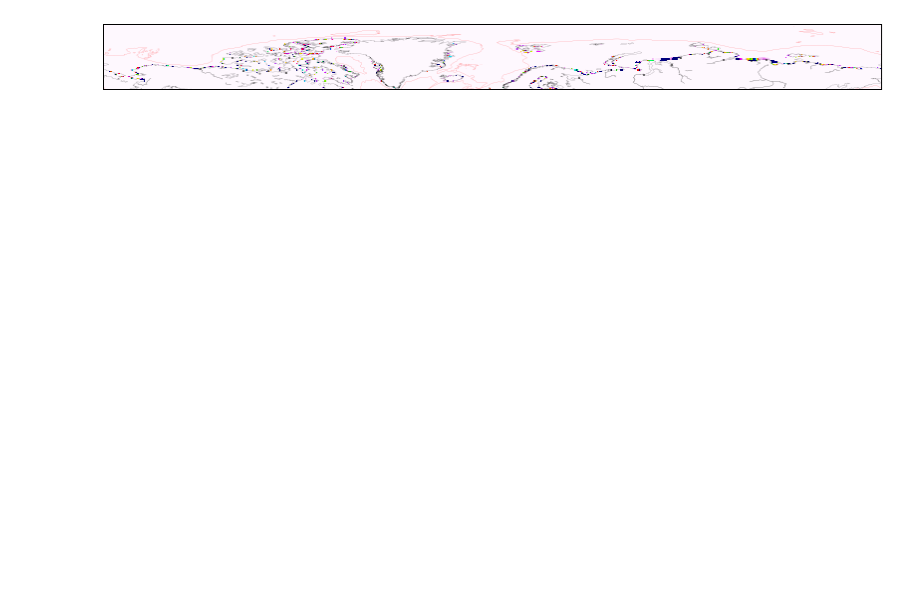
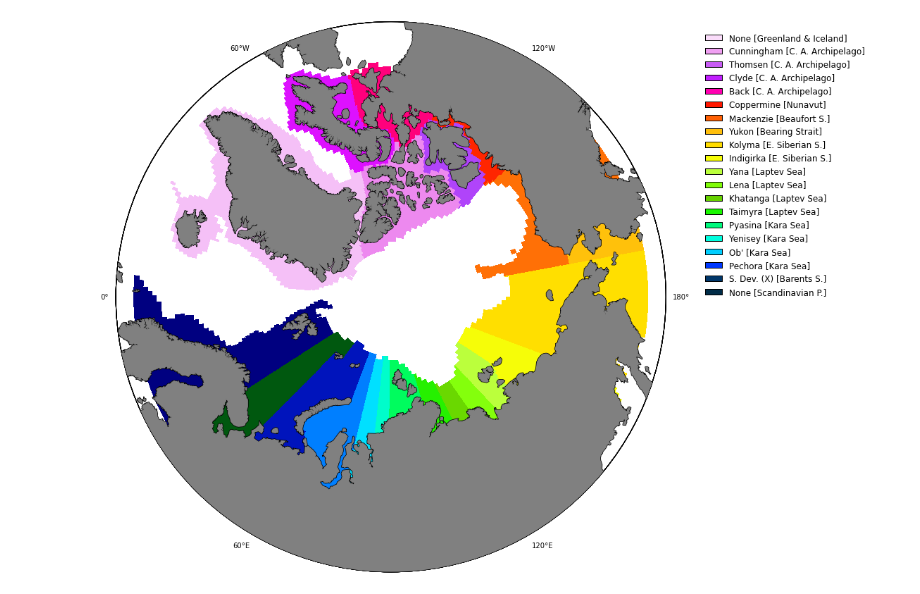
Before and after one commit to UBC-MOAD/analysis-kyle, a Jupyter notebook: notebooks/[Barium] 02 New classification regime.ipynb, the cells around one changed output. Cells and saved outputs as stored; diff of their text form; code cells hidden in the pictures; blank space fills up the shorter version.

```diff
--- a/notebooks/[Barium] 02 New classification regime.ipynb
+++ b/notebooks/[Barium] 02 New classification regime.ipynb
@@ -24 +15,7 @@ runoff_int = reporj_NEMOgrid(nav_lon, nav_lat, runoff[7, :, :], xgrid, ygrid, me
+# %%
+MAT=scipy.io.loadmat('_data/Exchange/River_class.mat')
+lon = MAT['lon_i']
+lat = MAT['lat_i']
+Class = MAT['River_class_i']
+Class=np.ma.masked_where(np.isnan(Class), Class)
 # %%
@@ -41,26 +33,25 @@ res_unit=5
 lon_arctic=lon_arctic[0:-1:res_unit, 0:-1:res_unit]
 lat_arctic=lat_arctic[0:-1:res_unit, 0:-1:res_unit]
 topo_arctic=topo_arctic[0:-1:res_unit, 0:-1:res_unit]*-1
-# %%
-fig=plt.figure(figsize=(14, 14)); ax=plt.gca()
-proj = Basemap(projection='cyl', llcrnrlat=60, urcrnrlat=90, llcrnrlon=-180, urcrnrlon=180, resolution='l', suppress_ticks=True)
-#plt.axis('off')
-#plt.tick_params(axis='x', which='both', bottom='off', top='off', labelbottom='off')
-#plt.tick_params(axis='y', which='both', bottom='off', top='off', labelbottom='off')
-#plt.setp(ax.get_xticklabels(), visible=False)
-#proj=Basemap(projection='npstere', resolution='l', boundinglat=55, lon_0=90, round=True, ax=ax)
-proj.drawcoastlines(linestyle='-', color='k', linewidth=0.1, zorder=3)
-xs, ys = proj(lons, lats);
-xs2, ys2 = proj(lons2, lats2)
-x, y = proj(xgrid, ygrid)
-topox, topoy = proj(lon_arctic, lat_arctic)
-
-proj.plot(xs, ys, 'ko',ms=1); proj.plot(xs2, ys2, 'ko', ms=1)
-CS2 = proj.contour(topox, topoy, topo_arctic, [1000], linestyles='-', linewidths=0.1, colors=('r',))
-CS=proj.pcolor(x, y, runoff_int, vmin=0, vmax=1, cmap=plt.cm.gist_ncar_r)
-plt.savefig('Arctic_river.png', dpi=600, facecolor='w', edgecolor='w',
-            orientation='portrait', papertype='a4', format='png',
-            transparent=True, bbox_inches='tight', pad_inches=0,
-            frameon=None)
-# %% [output]
-[figure, removed]
+# %%
+Regions = ['None [Greenland & Iceland]', 'Cunningham [C. A. Archipelago]', 'Thomsen [C. A. Archipelago]', 'Clyde [C. A. Archipelago]',\
+           'Back [C. A. Archipelago]', 'Coppermine [Nunavut]', 'Mackenzie [Beaufort S.]', 'Yukon [Bearing Strait]', 'Kolyma [E. Siberian S.]',\
+           'Indigirka [E. Siberian S.]', 'Yana [Laptev Sea]', 'Lena [Laptev Sea]', 'Khatanga [Laptev Sea]', 'Taimyra [Laptev Sea]', \
+           'Pyasina [Kara Sea]', 'Yenisey [Kara Sea]', "Ob' [Kara Sea]", 'Pechora [Kara Sea]', 'S. Dev. (X) [Barents S.]', \
+           'None [Scandinavian P.]']
+# %%
+fig=plt.figure(figsize=(14, 14)); ax=plt.gca()
+proj=Basemap(projection='npstere', resolution='l', boundinglat=58, lon_0=90, round=True, ax=ax)
+proj.drawcoastlines(linestyle='-', color='k', linewidth=1.5, zorder=3)
+proj.fillcontinents(color=[0.5, 0.5, 0.5], lake_color=None, zorder=3)
+proj.drawmeridians(np.arange(0, 360, 60), labels=[1, 1, 1, 1], fontsize=10, latmax=90, linewidth=0.0)
+topox, topoy = proj(lon_arctic, lat_arctic)
+x, y=proj(lon, lat)
+# plot
+CS=proj.contourf(x, y, Class, 22, cmap=plt.cm.gist_ncar_r)
+proj.pcolor(x, y, Class, vmin=0, vmax=21, cmap=plt.cm.gist_ncar_r)
+#proj.contour(topox, topoy, topo_arctic, [1000, 2000, 3000], linewidths=1.5, linestyles='-', colors='gray', label='1, 2, 3 km bathymetry')
+proxy = [plt.Rectangle((0, 0), 1, 1, fc = pc.get_facecolor()[0]) for pc in CS.collections]
+LG=plt.legend(proxy, Regions, bbox_to_anchor=(1.05, 1), loc=2, borderaxespad=1); LG.draw_frame(False)
+# %% [output]
+[figure, added]
```
Also changed, not shown: parts of 7 cells of this notebook, 1 other file.
